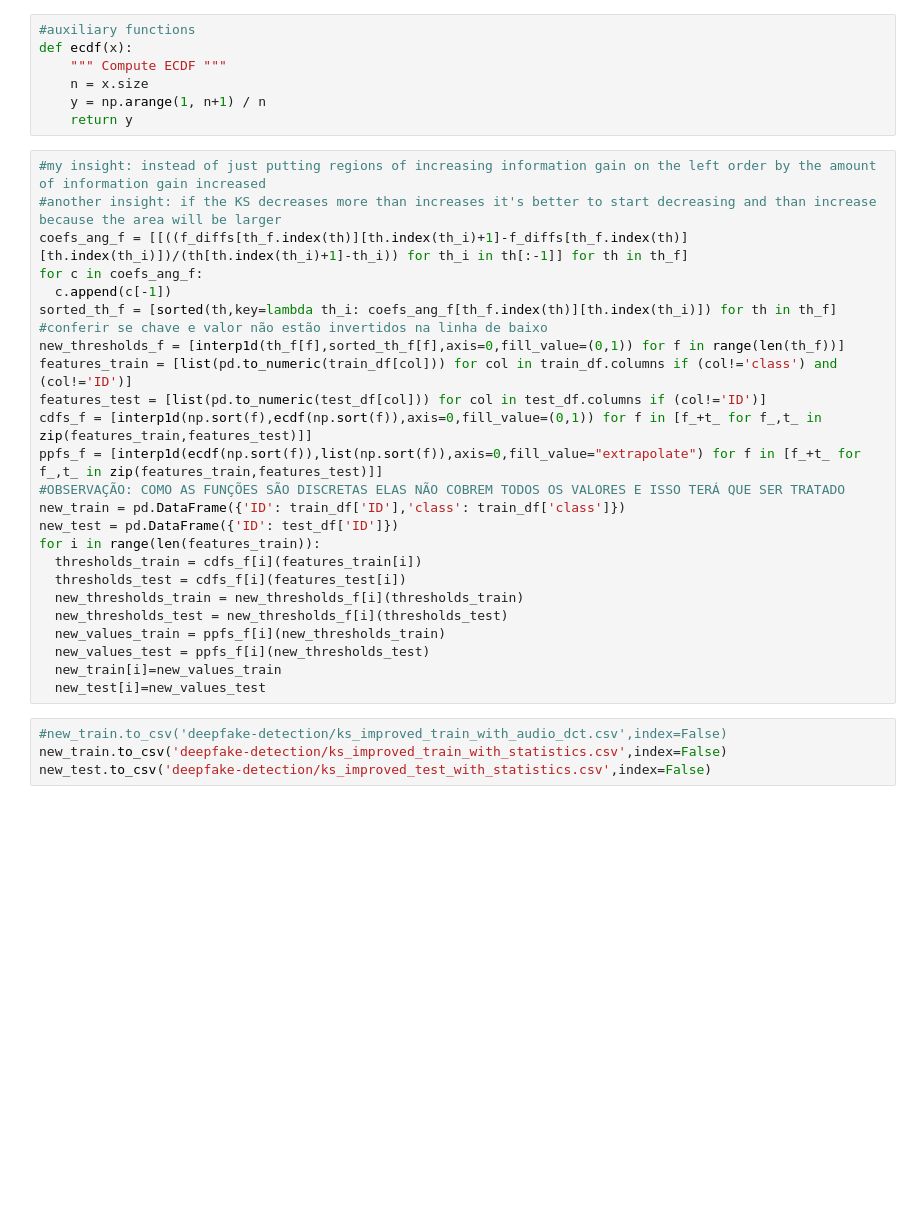
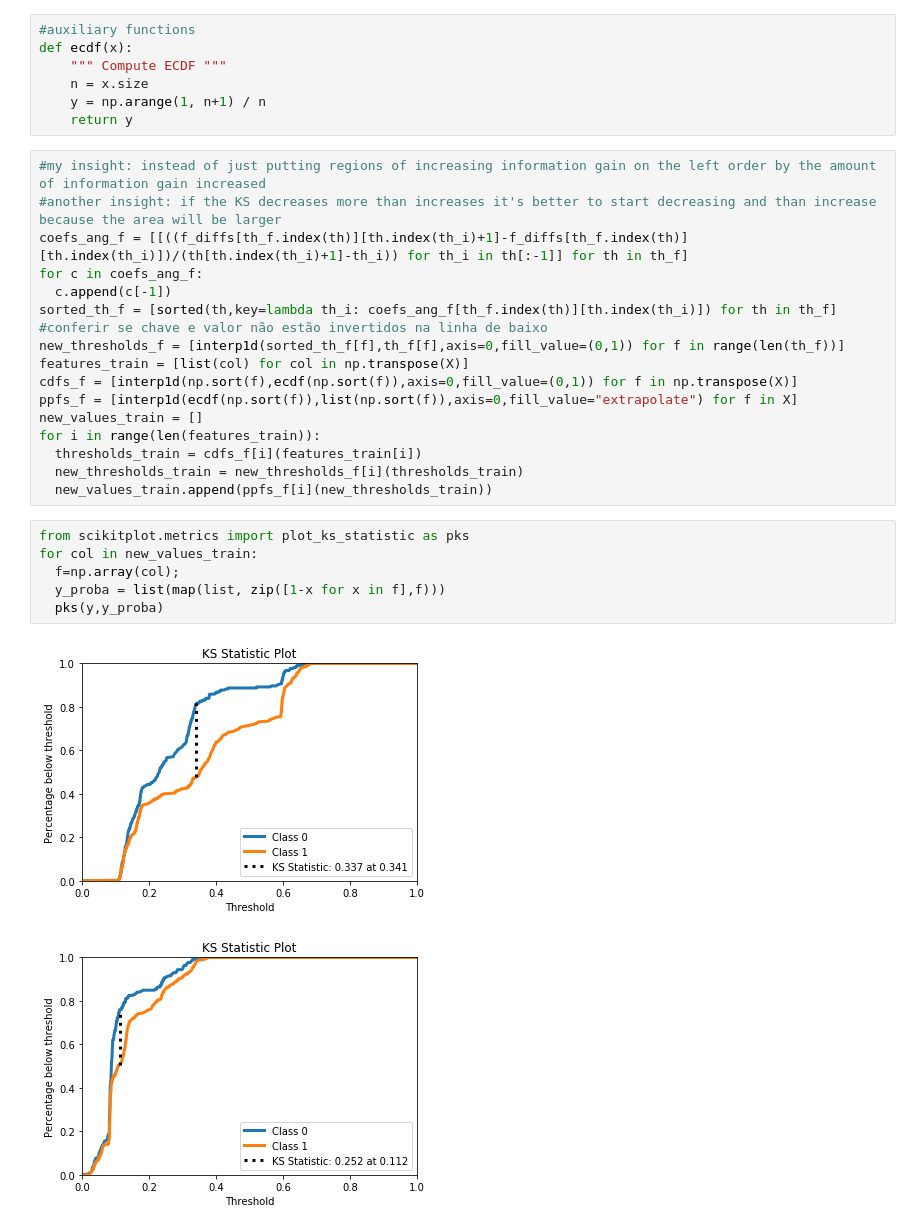
Before and after one commit to LFBJC/KS-Improver, a Jupyter notebook: KS_Improver.ipynb, the cells around one changed output. Cells and saved outputs as stored; diff of their text form; blank space fills up the shorter version.

```diff
--- a/KS_Improver.ipynb
+++ b/KS_Improver.ipynb
@@ -263,24 +261,21 @@ for c in coefs_ang_f:
   c.append(c[-1])
 sorted_th_f = [sorted(th,key=lambda th_i: coefs_ang_f[th_f.index(th)][th.index(th_i)]) for th in th_f]
 #conferir se chave e valor não estão invertidos na linha de baixo
-new_thresholds_f = [interp1d(th_f[f],sorted_th_f[f],axis=0,fill_value=(0,1)) for f in range(len(th_f))]
-features_train = [list(pd.to_numeric(train_df[col])) for col in train_df.columns if (col!='class') and (col!='ID')]
-features_test = [list(pd.to_numeric(test_df[col])) for col in test_df.columns if (col!='ID')]
-cdfs_f = [interp1d(np.sort(f),ecdf(np.sort(f)),axis=0,fill_value=(0,1)) for f in [f_+t_ for f_,t_ in zip(features_train,features_test)]]
-ppfs_f = [interp1d(ecdf(np.sort(f)),list(np.sort(f)),axis=0,fill_value="extrapolate") for f in [f_+t_ for f_,t_ in zip(features_train,features_test)]]
-#OBSERVAÇÃO: COMO AS FUNÇÕES SÃO DISCRETAS ELAS NÃO COBREM TODOS OS VALORES E ISSO TERÁ QUE SER TRATADO
-new_train = pd.DataFrame({'ID': train_df['ID'],'class': train_df['class']})
-new_test = pd.DataFrame({'ID': test_df['ID']})
+new_thresholds_f = [interp1d(sorted_th_f[f],th_f[f],axis=0,fill_value=(0,1)) for f in range(len(th_f))]
+features_train = [list(col) for col in np.transpose(X)]
+cdfs_f = [interp1d(np.sort(f),ecdf(np.sort(f)),axis=0,fill_value=(0,1)) for f in np.transpose(X)]
+ppfs_f = [interp1d(ecdf(np.sort(f)),list(np.sort(f)),axis=0,fill_value="extrapolate") for f in X]
+new_values_train = []
 for i in range(len(features_train)):
   thresholds_train = cdfs_f[i](features_train[i])
-  thresholds_test = cdfs_f[i](features_test[i])
   new_thresholds_train = new_thresholds_f[i](thresholds_train)
-  new_thresholds_test = new_thresholds_f[i](thresholds_test)
-  new_values_train = ppfs_f[i](new_thresholds_train)
-  new_values_test = ppfs_f[i](new_thresholds_test)
-  new_train[i]=new_values_train
-  new_test[i]=new_values_test
+  new_values_train.append(ppfs_f[i](new_thresholds_train))
-# %%
-#new_train.to_csv('deepfake-detection/ks_improved_train_with_audio_dct.csv',index=False)
-new_train.to_csv('deepfake-detection/ks_improved_train_with_statistics.csv',index=False)
-new_test.to_csv('deepfake-detection/ks_improved_test_with_statistics.csv',index=False)
+# %%
+from scikitplot.metrics import plot_ks_statistic as pks
+for col in new_values_train:
+  f=np.array(col);
+  y_proba = list(map(list, zip([1-x for x in f],f)))
+  pks(y,y_proba)
+# %% [output]
+[figure, added]
+[figure, added]
```
Also changed, not shown: parts of 4 cells of this notebook.
